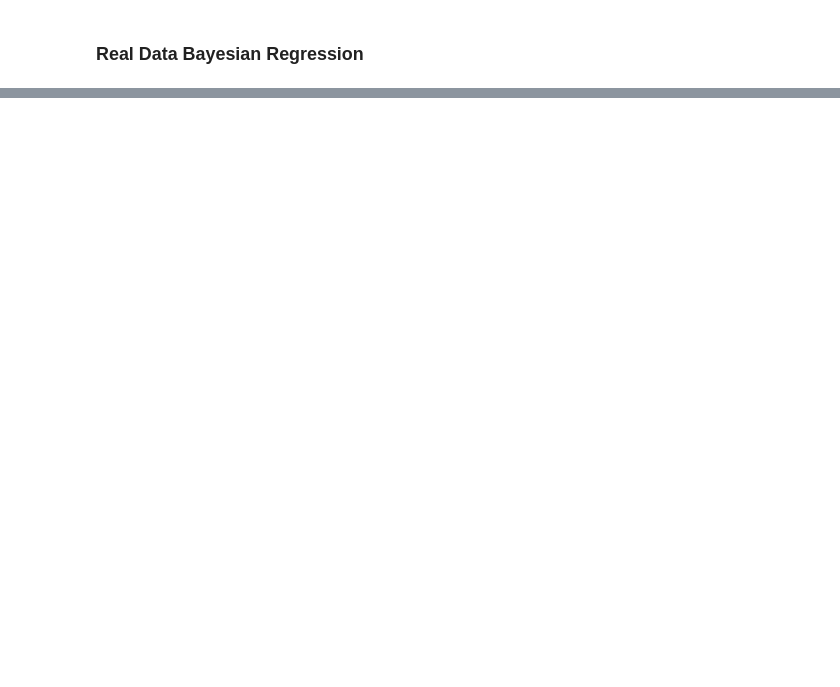
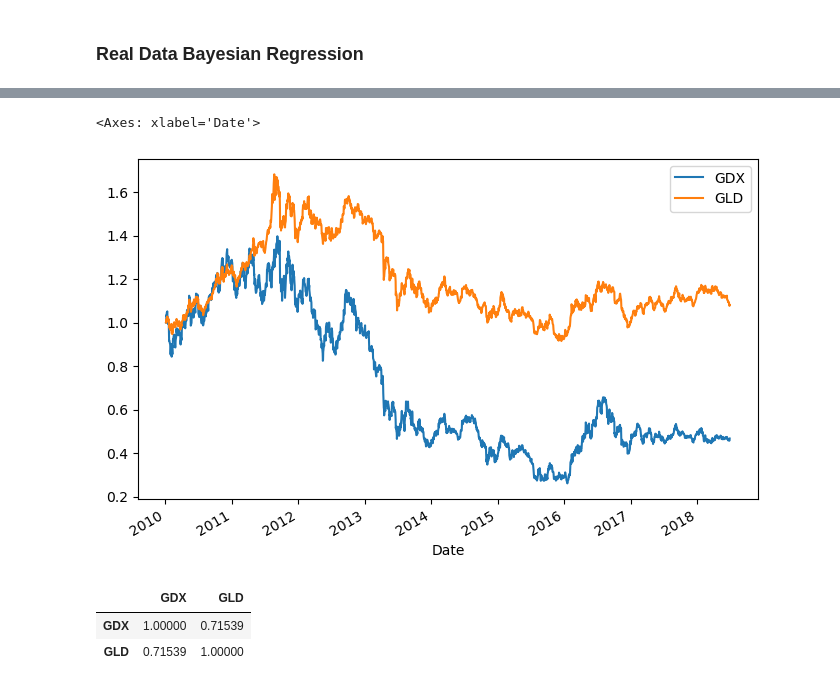
Before and after one commit to giacomoscanavini/quant_finance, a Jupyter notebook: python_for_finance/bayesian_regression.ipynb, the cells around one changed output, grey strips where cells are left out. Cells and saved outputs as stored; diff of their text form; code cells hidden in the pictures; blank space fills up the shorter version.

```diff
--- a/python_for_finance/bayesian_regression.ipynb
+++ b/python_for_finance/bayesian_regression.ipynb
@@ -148,2 +146,8 @@ plt.show()
 # %% [markdown]
 ### Real Data Bayesian Regression
+# %%
+raw = pd.read_csv('~/quant_finance/python_for_finance/tr_eikon_eod_data.csv', index_col=0, parse_dates=True).dropna()
+data = raw[['GDX', 'GLD']]
+
+data = data / data.iloc[0] # Normalize so time series start at 1
+data.head()
@@ -149,0 +162,11 @@ plt.show()
+# %%
+data.plot(figsize=(8,5))
+# %% [output]
+<Axes: xlabel='Date'>
+[figure, added]
+# %%
+data.corr()
+# %% [output]
+|  | GDX | GLD |
+| GDX | 1.00000 | 0.71539 |
+| GLD | 0.71539 | 1.00000 |
```
Also changed, not shown: parts of 12 cells of this notebook.
